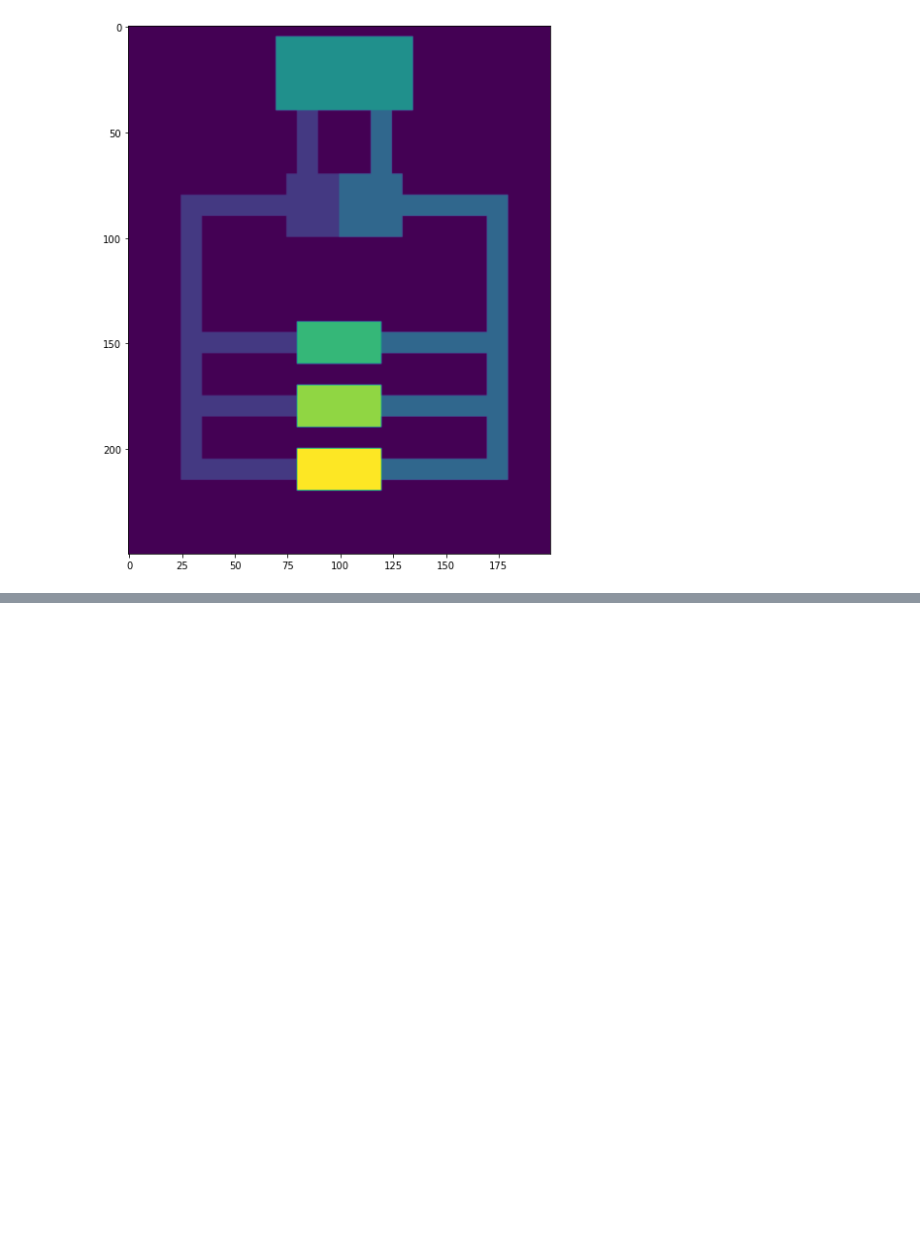
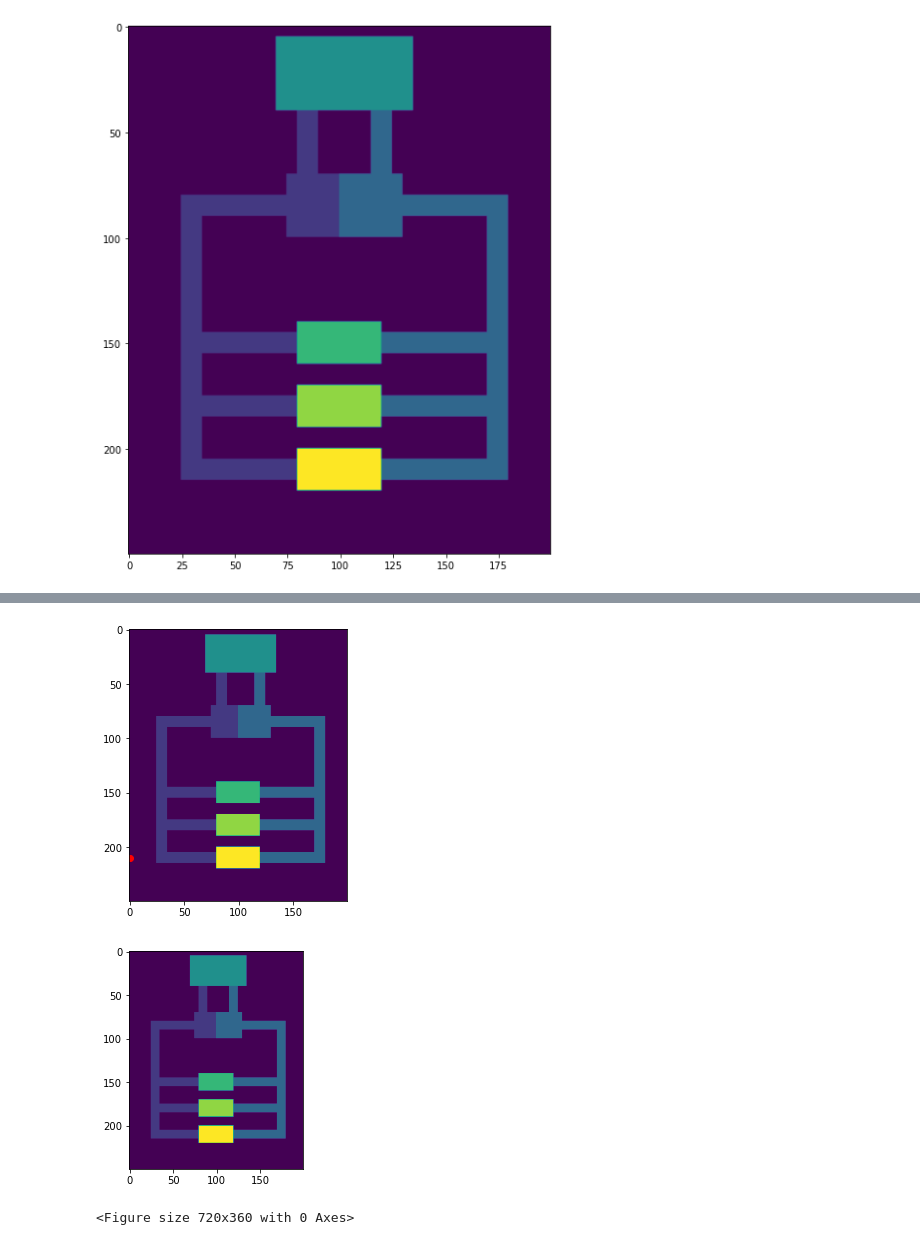
Before and after one commit to KewalinSamart/CMSE202_Final_Project, a Jupyter notebook: CMSE_202_Final_Project_Health_2.ipynb, the cells around one changed output, grey strips where cells are left out. Cells and saved outputs as stored; diff of their text form; code cells hidden in the pictures; blank space fills up the shorter version.

Commit message:
blood cell movements tested

```diff
--- a/CMSE_202_Final_Project_Health_2.ipynb
+++ b/CMSE_202_Final_Project_Health_2.ipynb
@@ -371,7 +391,6 @@ for _ in range(400):
 # %%
 # blood cell movement
-b = blood_cell()
-b.enter_blood()
+b = blood_cell(120,40)
 plt.imshow(board)
 
 fig, ax = plt.subplots(figsize=(10,5))
@@ -388,50 +407,50 @@ for _ in range(400):
         b.draw()
     elif location[0] < 175 and location[1] == 85:
         b.movement_right()
         b.draw()
     elif location[0] == 175 and location[1] < 150:
         b.movement_down()
         b.draw()
     elif location[0] == 175 and location[1] == 150: #Potentially enter organ 1
         prob = random.random()
         if prob > 0.33:
             b.movement_down()
             b.draw()
         else:
             b.movement_left()
             b.draw()
     elif location[1] == 150:
-        d = b.distance(115,150)
-        if d < 3:
-            del b
-        else:
-            b.movement_left()
-            b.draw()
+        b.movement_left()
+        b.draw()  #### BEGIN NEW MOVEMENT UPWARDS ONCE LOCATION[0] == ~ 25, AND LOCATION[1] == 150
     elif location[1] < 180: #Potentially enter organ 2
-            b.movement_down()
-            b.draw()
+        b.movement_down()
+        b.draw()
     elif location[0] == 175 and location[1] == 180:
         prob = random.random()
         if prob > 0.33:
             b.movement_down()
             b.draw()
         else:
             b.movement_left()
             b.draw()
     elif location[1] == 180:
-        d = b.distance(115,180)
-        if d < 3:
-            del b
-        else:
-            b.movement_left()
-            b.draw()
+        b.movement_left()
+        b.draw()  #### BEGIN NEW MOVEMENT UPWARDS ONCE LOCATION[0] == ~ 25, AND LOCATION[1] == 180
     elif location[1] < 210: #Potentially enter organ 3
         b.movement_down()
         b.draw()
     elif location[1] == 210:
-        d = b.distance(115,210)
-        if d < 3:
-            del b
-        else:
-            b.movement_left()
-            b.draw()
+        b.movement_left()
+        b.draw()  #### BEGIN NEW MOVEMENT UPWARDS ONCE LOCATION[0] == ~ 25, AND LOCATION[1] == 210
+
+# Animaiton part (dosn't change)
+    plt.imshow(board)
+    clear_output(wait=True) # Clear output for dynamic display
+    display(fig)            # Reset display
+    fig.clear()             # Prevent overlapping and layered plots
+    time.sleep(0.0001)      # Sleep for a fraction of a second to allow animation to catch up
+  # Sleep for a fraction of a second to allow animation to catch up
+# %% [output]
+[figure, added]
+[figure, added]
+<Figure size 720x360 with 0 Axes>
```
Also changed, not shown: parts of 2 cells of this notebook.
